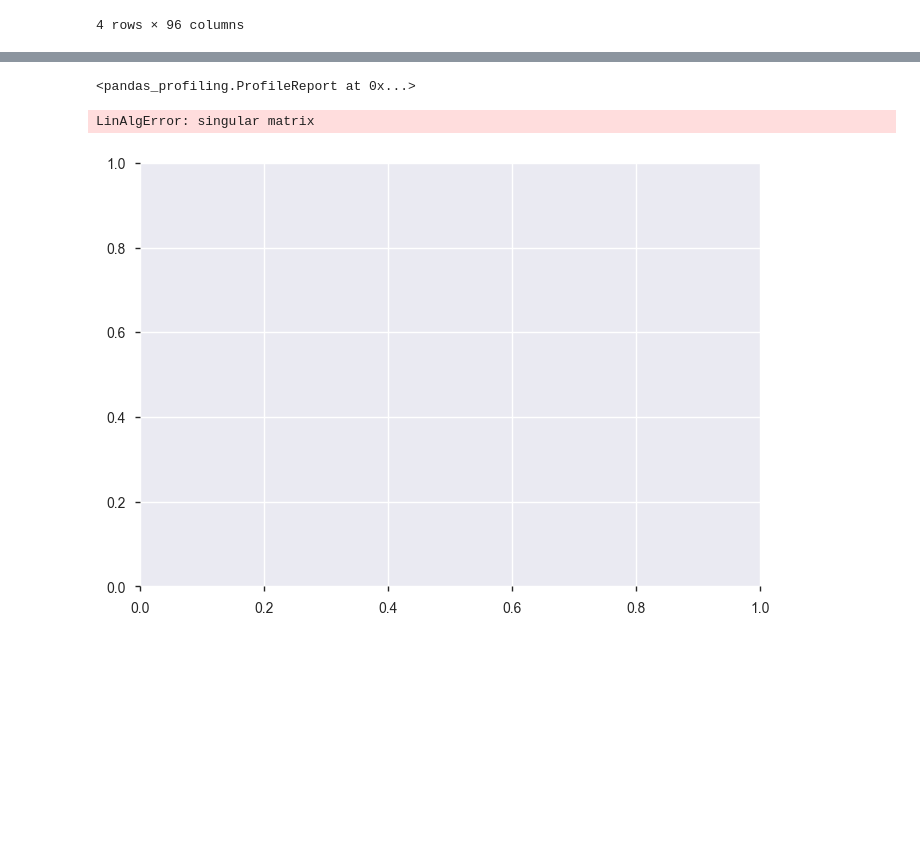
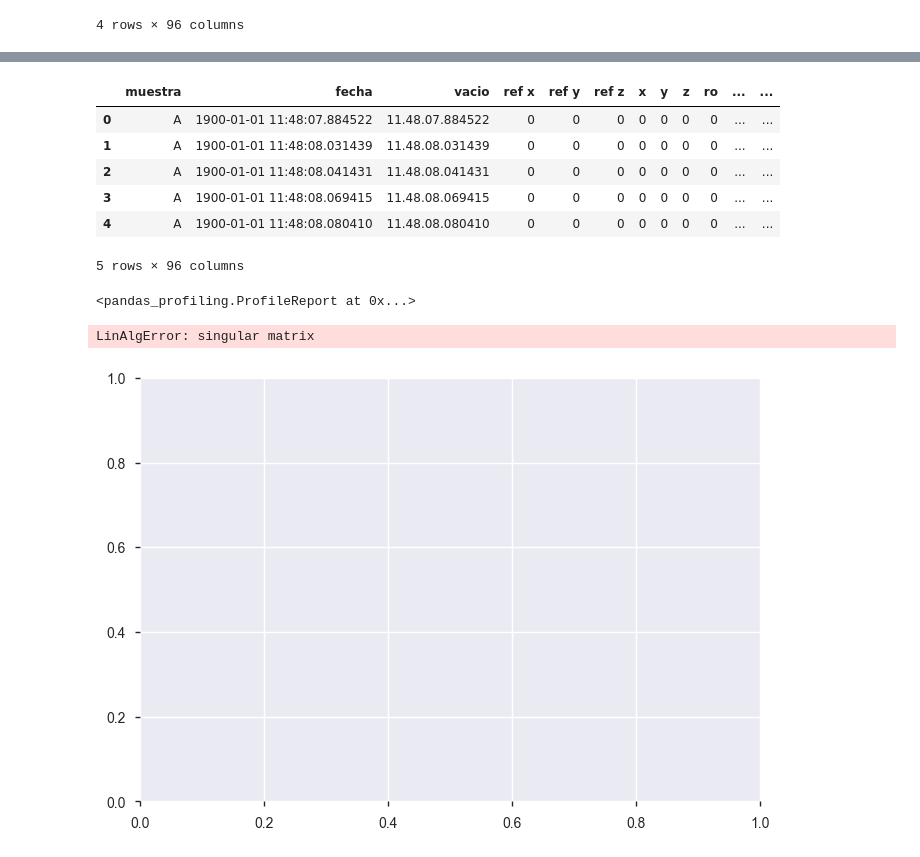
Before and after one commit to jormartin77/opportunity, a Jupyter notebook: Proyecto-Final.ipynb, the cells around one changed output, grey strips where cells are left out. Drawn from its saved outputs; the diff is of its cells as text; code cells hidden in the pictures; blank space fills up the shorter version.

Commit message:
Timestamp of fecha

```diff
--- a/Proyecto-Final.ipynb
+++ b/Proyecto-Final.ipynb
@@ -308,0 +291,5 @@ print(data)
+# %%
+#data.describe()
+
+
+data['fecha'] = pd.to_datetime(data['fecha'], format='%H.%M.%S.%f', errors='ignore')
@@ -341,4 +334,14 @@ phi.14      object
 Length: 96, dtype: object
+# %%
+data.head()
+# %% [output]
+|  | muestra | fecha | vacio | ref x | ref y | ref z | x | y | z | ro | ... | ... |
+| 0 | A | 1900-01-01 11:48:07.884522 | 11.48.07.884522 | 0 | 0 | 0 | 0 | 0 | 0 | 0 | ... | ... |
+| 1 | A | 1900-01-01 11:48:08.031439 | 11.48.08.031439 | 0 | 0 | 0 | 0 | 0 | 0 | 0 | ... | ... |
+| 2 | A | 1900-01-01 11:48:08.041431 | 11.48.08.041431 | 0 | 0 | 0 | 0 | 0 | 0 | 0 | ... | ... |
+| 3 | A | 1900-01-01 11:48:08.069415 | 11.48.08.069415 | 0 | 0 | 0 | 0 | 0 | 0 | 0 | ... | ... |
+| 4 | A | 1900-01-01 11:48:08.080410 | 11.48.08.080410 | 0 | 0 | 0 | 0 | 0 | 0 | 0 | ... | ... |
+5 rows × 96 columns
 # %%
 pandas_profiling.ProfileReport(data)
 # %% [output]
```
Also changed, not shown: parts of 5 cells of this notebook.
